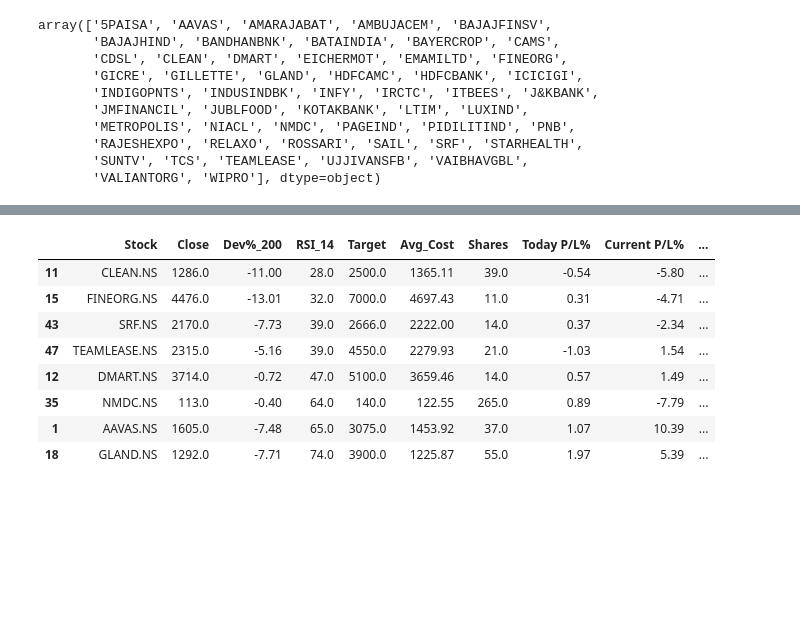
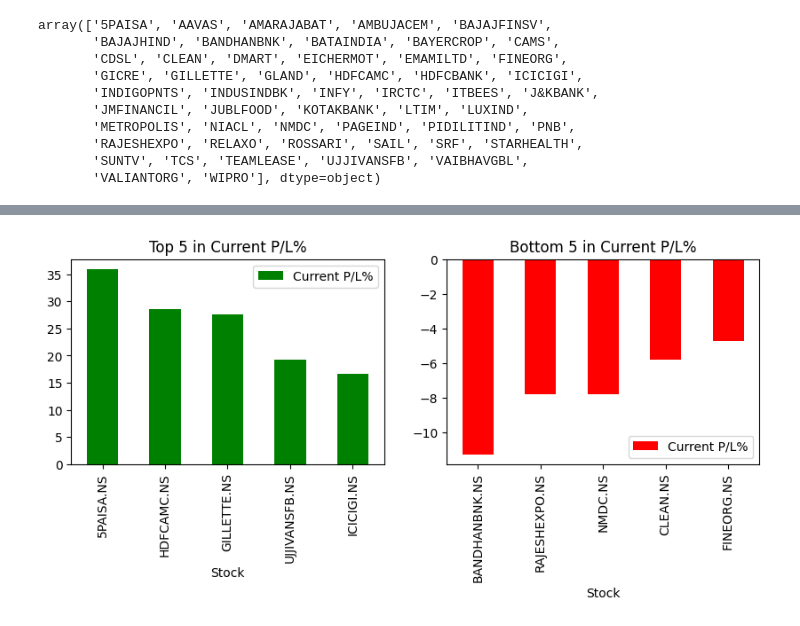
Before and after one commit to ankit-rathi/Data-Science-with-Python, a Jupyter notebook: Tradevesting/myStocks_Portfolio_Analysis.ipynb, the cells around one changed output, grey strips where cells are left out. Drawn from its saved outputs; the diff is of its cells as text; code cells hidden in the pictures; blank space fills up the shorter version.

```diff
--- a/Tradevesting/myStocks_Portfolio_Analysis.ipynb
+++ b/Tradevesting/myStocks_Portfolio_Analysis.ipynb
@@ -350,13 +230,12 @@ df_portfolio_features.sort_values(by = 'Risk Ind', ascending=True)
-# %%
-# SIP based on portfolio
-df_portfolio_features[(df_portfolio_features['Weightage%'] < 2) & (df_portfolio_features['Dev%_200'] < 0)].sort_values(by = 'RSI_14', ascending=True)
-# %% [output]
-|  | Stock | Close | Dev%_200 | RSI_14 | Target | Avg_Cost | Shares | Today P/L% | Current P/L% | ... |
-| 11 | CLEAN.NS | 1286.0 | -11.00 | 28.0 | 2500.0 | 1365.11 | 39.0 | -0.54 | -5.80 | ... |
-| 15 | FINEORG.NS | 4476.0 | -13.01 | 32.0 | 7000.0 | 4697.43 | 11.0 | 0.31 | -4.71 | ... |
-| 43 | SRF.NS | 2170.0 | -7.73 | 39.0 | 2666.0 | 2222.00 | 14.0 | 0.37 | -2.34 | ... |
-| 47 | TEAMLEASE.NS | 2315.0 | -5.16 | 39.0 | 4550.0 | 2279.93 | 21.0 | -1.03 | 1.54 | ... |
-| 12 | DMART.NS | 3714.0 | -0.72 | 47.0 | 5100.0 | 3659.46 | 14.0 | 0.57 | 1.49 | ... |
-| 35 | NMDC.NS | 113.0 | -0.40 | 64.0 | 140.0 | 122.55 | 265.0 | 0.89 | -7.79 | ... |
-| 1 | AAVAS.NS | 1605.0 | -7.48 | 65.0 | 3075.0 | 1453.92 | 37.0 | 1.07 | 10.39 | ... |
-| 18 | GLAND.NS | 1292.0 | -7.71 | 74.0 | 3900.0 | 1225.87 | 55.0 | 1.97 | 5.39 | ... |
+# %%
+def plot_features_top_bottom(df_portfolio_features, column):
+  fig, (ax1, ax2) = plt.subplots(1, 2)
+  tmp_df = df_portfolio_features.sort_values(by = column, ascending=False).head(5)
+  tmp_df.plot.bar(y=column, x = 'Stock',  figsize=(10, 3), color='g', title='Top 5 in ' + column, ax=ax1)
+  tmp_df = df_portfolio_features.sort_values(by = column, ascending=True).head(5)
+  tmp_df.plot.bar(y=column, x = 'Stock', figsize=(10, 3), color='r', title='Bottom 5 in ' + column, ax=ax2)
+# %%
+col = 'Current P/L%'
+plot_features_top_bottom(df_portfolio_features, col)
+# %% [output]
+[figure, added]
```
Also changed, not shown: parts of 21 cells of this notebook.
